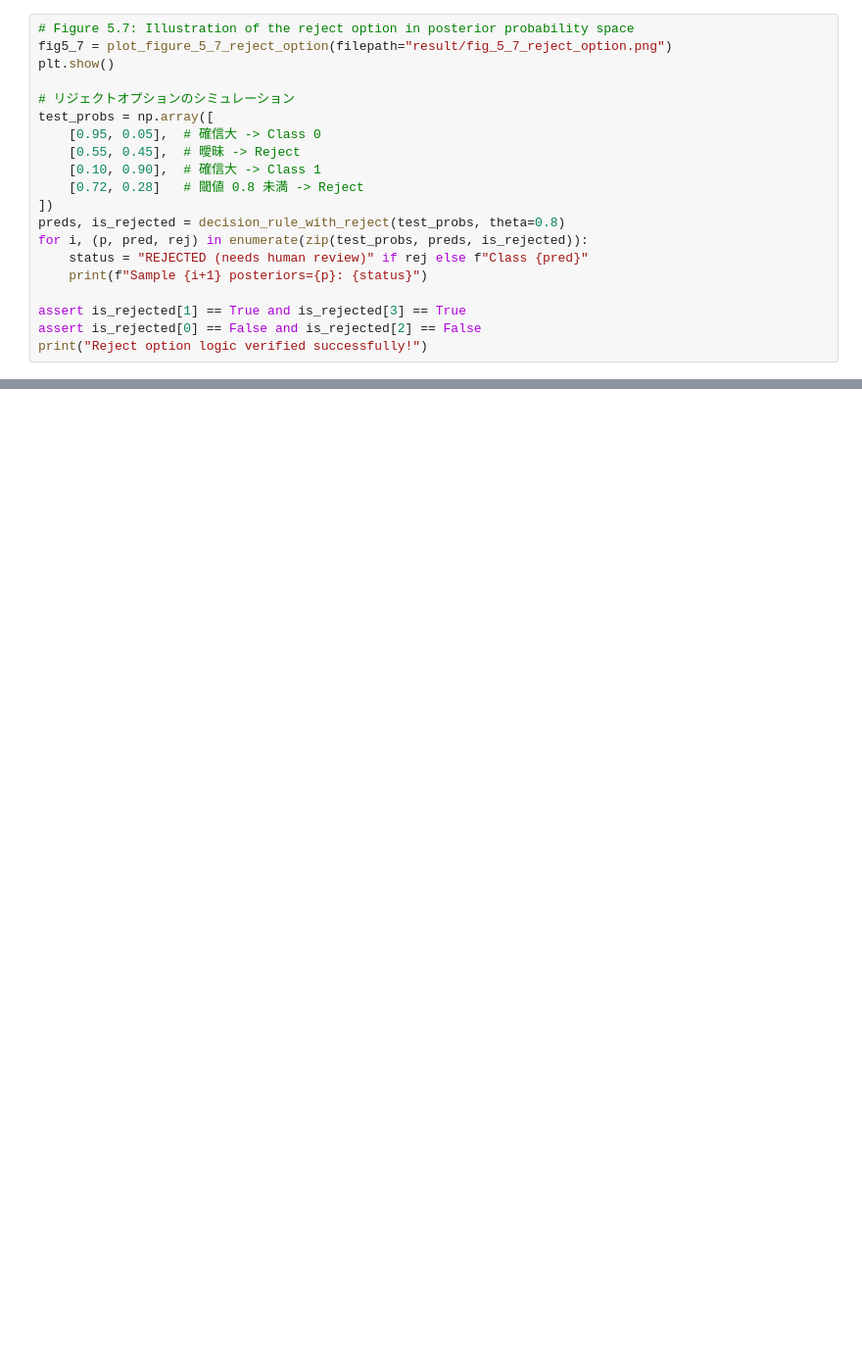
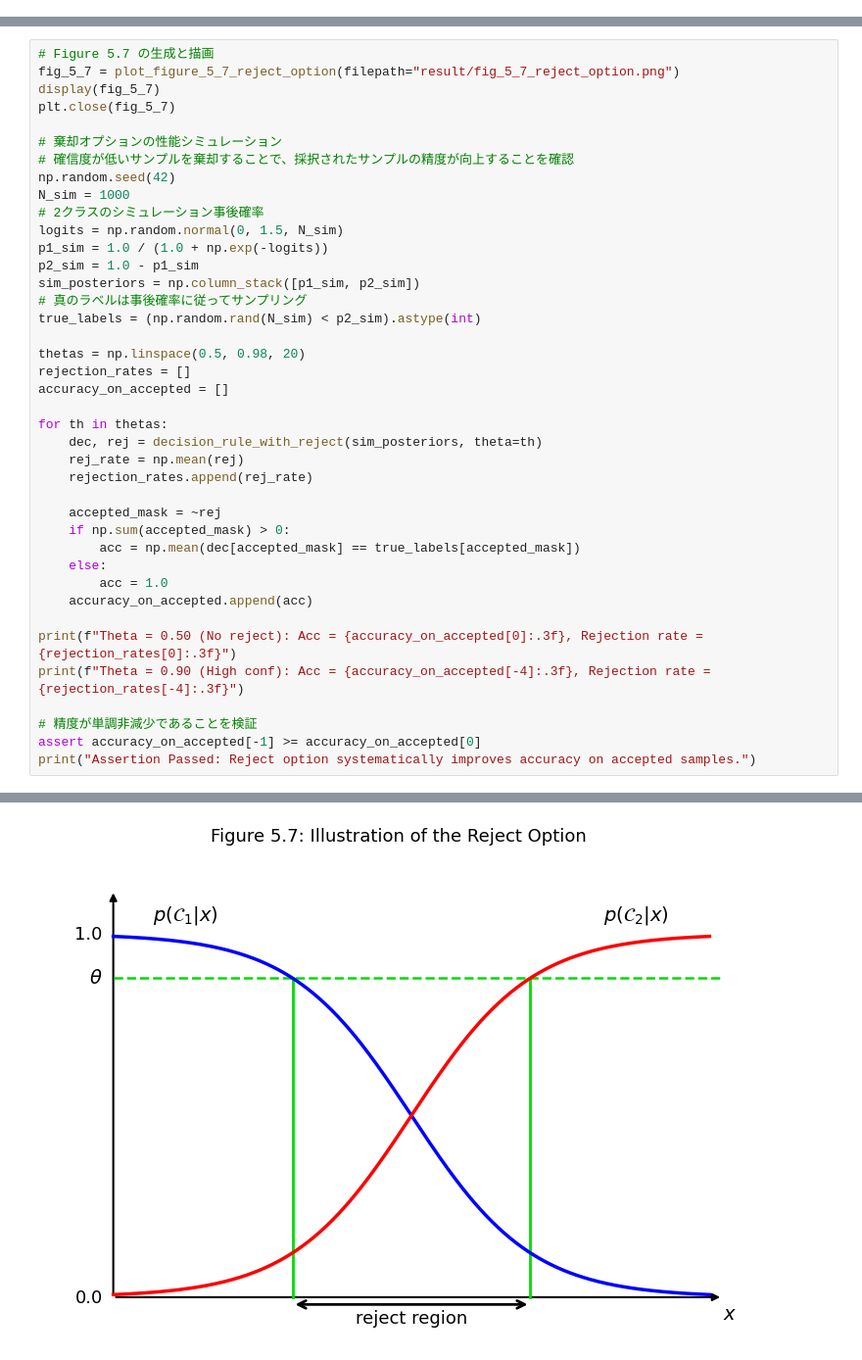
Before and after one commit to miyayudai/study-deep-learning, a Jupyter notebook: 5/5.2_Decision_Theory.ipynb, the cells around one changed output, grey strips where cells are left out. Shown at 98% size. Drawn from its saved outputs; the diff is of its cells as text; blank space fills up the shorter version.

```diff
--- a/5/5.2_Decision_Theory.ipynb
+++ b/5/5.2_Decision_Theory.ipynb
@@ -197,20 +126,0 @@ $\theta = 1$ とするとすべての入力が棄却され、$\theta = 1/K$ と
-# %%
-# Figure 5.7: Illustration of the reject option in posterior probability space
-fig5_7 = plot_figure_5_7_reject_option(filepath="result/fig_5_7_reject_option.png")
-plt.show()
-
-# リジェクトオプションのシミュレーション
-test_probs = np.array([
-    [0.95, 0.05],  # 確信大 -> Class 0
-    [0.55, 0.45],  # 曖昧 -> Reject
-    [0.10, 0.90],  # 確信大 -> Class 1
-    [0.72, 0.28]   # 閾値 0.8 未満 -> Reject
-])
-preds, is_rejected = decision_rule_with_reject(test_probs, theta=0.8)
-for i, (p, pred, rej) in enumerate(zip(test_probs, preds, is_rejected)):
-    status = "REJECTED (needs human review)" if rej else f"Class {pred}"
-    print(f"Sample {i+1} posteriors={p}: {status}")
-
-assert is_rejected[1] == True and is_rejected[3] == True
-assert is_rejected[0] == False and is_rejected[2] == False
-print("Reject option logic verified successfully!")
@@ -404,0 +285,41 @@ ROC Curve and AUC computation verified 100%!
+# %%
+# Figure 5.7 の生成と描画
+fig_5_7 = plot_figure_5_7_reject_option(filepath="result/fig_5_7_reject_option.png")
+display(fig_5_7)
+plt.close(fig_5_7)
+
+# 棄却オプションの性能シミュレーション
+# 確信度が低いサンプルを棄却することで、採択されたサンプルの精度が向上することを確認
+np.random.seed(42)
+N_sim = 1000
+# 2クラスのシミュレーション事後確率
+logits = np.random.normal(0, 1.5, N_sim)
+p1_sim = 1.0 / (1.0 + np.exp(-logits))
+p2_sim = 1.0 - p1_sim
+sim_posteriors = np.column_stack([p1_sim, p2_sim])
+# 真のラベルは事後確率に従ってサンプリング
+true_labels = (np.random.rand(N_sim) < p2_sim).astype(int)
+
+thetas = np.linspace(0.5, 0.98, 20)
+rejection_rates = []
+accuracy_on_accepted = []
+
+for th in thetas:
+    dec, rej = decision_rule_with_reject(sim_posteriors, theta=th)
+    rej_rate = np.mean(rej)
+    rejection_rates.append(rej_rate)
+
+    accepted_mask = ~rej
+    if np.sum(accepted_mask) > 0:
+        acc = np.mean(dec[accepted_mask] == true_labels[accepted_mask])
+    else:
+        acc = 1.0
+    accuracy_on_accepted.append(acc)
+
+print(f"Theta = 0.50 (No reject): Acc = {accuracy_on_accepted[0]:.3f}, Rejection rate = {rejection_rates[0]:.3f}")
+print(f"Theta = 0.90 (High conf): Acc = {accuracy_on_accepted[-4]:.3f}, Rejection rate = {rejection_rates[-4]:.3f}")
+
+# 精度が単調非減少であることを検証
+assert accuracy_on_accepted[-1] >= accuracy_on_accepted[0]
+print("Assertion Passed: Reject option systematically improves accuracy on accepted samples.")
+# %% [output]
@@ -404,0 +328 @@ ROC Curve and AUC computation verified 100%!
+[figure, added]
```
Also changed, not shown: parts of 28 cells of this notebook, 1 other file.
